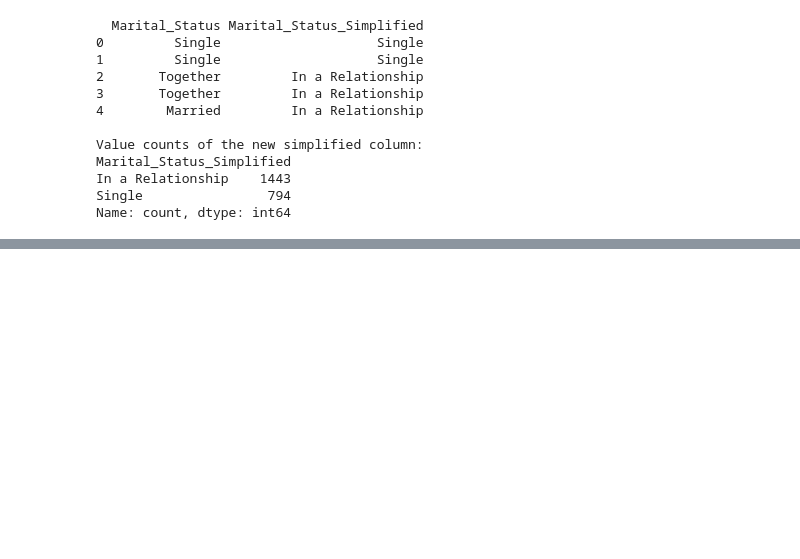
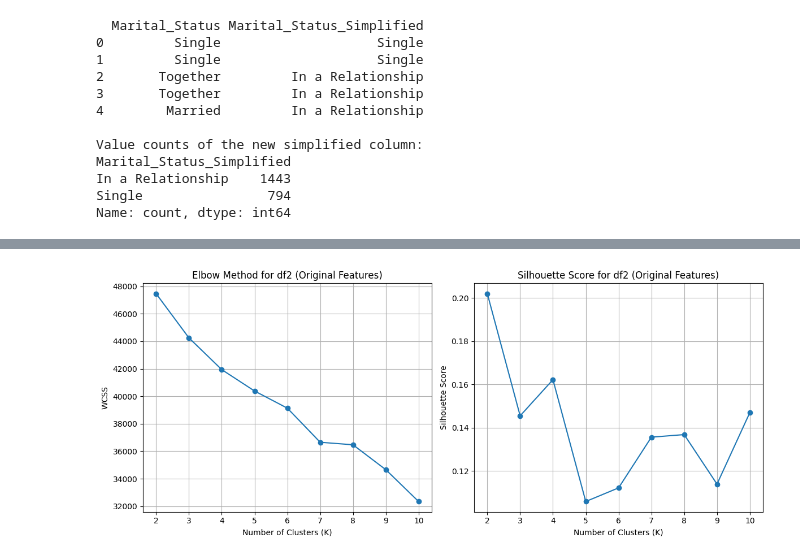
Before and after one commit to SsenogaHerman/GROUP_B_EVENING_RECESS, a Jupyter notebook: missing_values.ipynb, the cells around one changed output, grey strips where cells are left out. Saved outputs shown, nothing was run; the diff lists cells and outputs as text; code cells hidden in the pictures; blank space fills up the shorter version.

Commit message:
Built k-means models and evaluated them

```diff
--- a/missing_values.ipynb
+++ b/missing_values.ipynb
@@ -451,4 +451,88 @@ In a Relationship    1443
 Single                794
 Name: count, dtype: int64
 # %%
-#Developing a model on the original dataset without the new columns
+#Developing a model on the original dataset without the new column
+from sklearn.preprocessing import StandardScaler
+from sklearn.cluster import KMeans
+from sklearn.metrics import silhouette_score
+
+
+
+# 1. Select features for clustering from df2
+#    Using all relevant original numerical and categorical columns
+original_numerical_cols = [
+    'Income', 'Kidhome', 'Teenhome', 'Recency',
+    'MntWines', 'MntFruits', 'MntMeatProducts', 'MntFishProducts', 'MntSweetProducts', 'MntGoldProds',
+    'NumDealsPurchases', 'NumWebPurchases', 'NumCatalogPurchases', 'NumStorePurchases',
+    'NumWebVisitsMonth'
+]
+original_categorical_cols = [
+    'Education', 'Marital_Status' # Using the original, unsimplified columns
+]
+
+# Combine selected features into a temporary DataFrame for processing
+df2_clustering_features = df2[original_numerical_cols + original_categorical_cols].copy()
+
+# 2. One-Hot Encode the original categorical features
+df2_encoded = pd.get_dummies(df2_clustering_features, columns=original_categorical_cols, drop_first=True)
+
+# 3. Scale all features
+scaler_df2 = StandardScaler()
+scaled_df2_features = scaler_df2.fit_transform(df2_encoded)
+scaled_df2 = pd.DataFrame(scaled_df2_features, columns=df2_encoded.columns, index=df2_encoded.index)
+
+print("\n--- K-Means on df2 (Original Features) ---")
+print("Shape of scaled_df2:", scaled_df2.shape)
+print("Columns used for clustering:\n", scaled_df2.columns.tolist())
+
+# 4. Determine Optimal K for df2 (Elbow Method & Silhouette Score)
+wcss_df2 = []
+silhouette_scores_df2 = []
+
+# Test K from 2 to 10
+for i in range(2, 11):
+    kmeans = KMeans(n_clusters=i, init='k-means++', random_state=42, n_init=10)
+    kmeans.fit(scaled_df2)
+    wcss_df2.append(kmeans.inertia_)
+    score = silhouette_score(scaled_df2, kmeans.labels_)
+    silhouette_scores_df2.append(score)
+
+# Plot Elbow Method and Silhouette Score
+plt.figure(figsize=(12, 5))
+plt.subplot(1, 2, 1)
+plt.plot(range(2, 11), wcss_df2, marker='o')
+plt.title('Elbow Method for df2 (Original Features)')
+plt.xlabel('Number of Clusters (K)')
+plt.ylabel('WCSS')
+plt.grid(True)
+
+plt.subplot(1, 2, 2)
+plt.plot(range(2, 11), silhouette_scores_df2, marker='o')
+plt.title('Silhouette Score for df2 (Original Features)')
+plt.xlabel('Number of Clusters (K)')
+plt.ylabel('Silhouette Score')
+plt.grid(True)
+plt.tight_layout()
+plt.show()
+
+# 5. Apply K-Means with chosen K
+
+optimal_k_df2 = 3
+kmeans_df2 = KMeans(n_clusters=optimal_k_df2, init='k-means++', random_state=42, n_init=10)
+cluster_labels_df2 = kmeans_df2.fit_predict(scaled_df2)
+
+# Add cluster labels to the original df2
+df2['Cluster_Original'] = cluster_labels_df2
+
+# 6. Evaluate Cluster Quality for df2
+inertia_df2 = kmeans_df2.inertia_
+silhouette_df2 = silhouette_score(scaled_df2, cluster_labels_df2)
+
+print(f"\n--- Evaluation for df2 (Original Features) ---")
+print(f"Chosen Optimal K: {optimal_k_df2}")
+print(f"Inertia (WCSS): {inertia_df2:.2f}")
+print(f"Silhouette Score: {silhouette_df2:.2f}")
+
+# Display first few rows with new cluster labels
+print("\nDataFrame df2 head with original clusters:\n", df2[['ID'] + original_numerical_cols + original_categorical_cols + ['Cluster_Original']].head())
+# %% [output]
@@ -454,0 +543 @@ Name: count, dtype: int64
+[figure, added]
```
Also changed, not shown: parts of 2 cells of this notebook.
